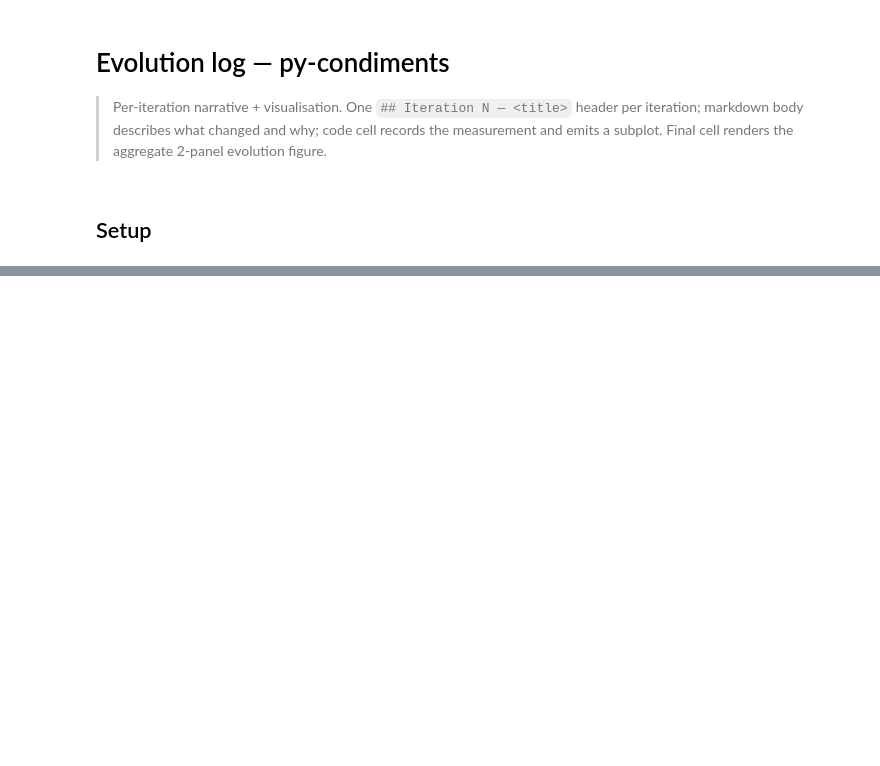
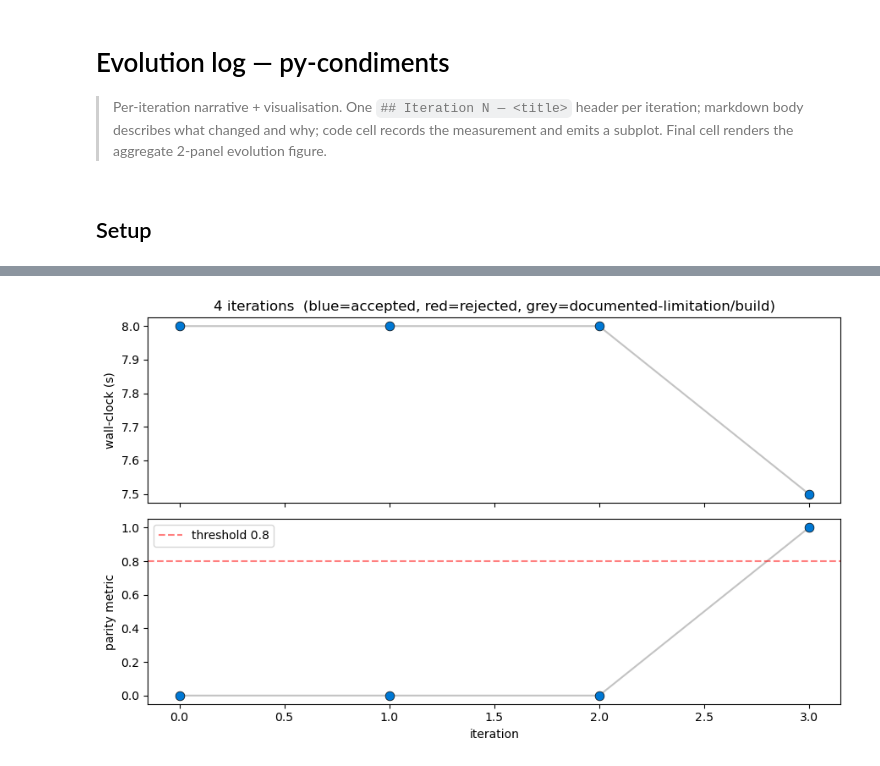
Before and after one commit to omicverse/py-condiments, a Jupyter notebook: examples/evolution.ipynb, the cells around one changed output, grey strips where cells are left out. Saved outputs shown, nothing was run; the diff lists cells and outputs as text; code cells hidden in the pictures; blank space fills up the shorter version.

```diff
--- a/examples/evolution.ipynb
+++ b/examples/evolution.ipynb
@@ -82,0 +84,6 @@ saved → /scratch/users/steorra/analysis/omicverse_traj_dev/py-condiments/examp
+# %%
+_record(3, title='imbalance_score Pearson 1.0000 vs R on toy fixture', wall_clock=7.5, parity=1.0, status='accepted',
+        narrative="First parity run: Py imbalance_score (kNN multinomial via sklearn) achieves Pearson 1.0000 vs R's HiClimR-backed implementation. The score formula is simple enough to be deterministic up to f64 rounding.")
+_plot(threshold=0.80)
+# %% [output]
+[figure, added]
```
Also changed, not shown: parts of 20 cells of this notebook, 1 other file.
